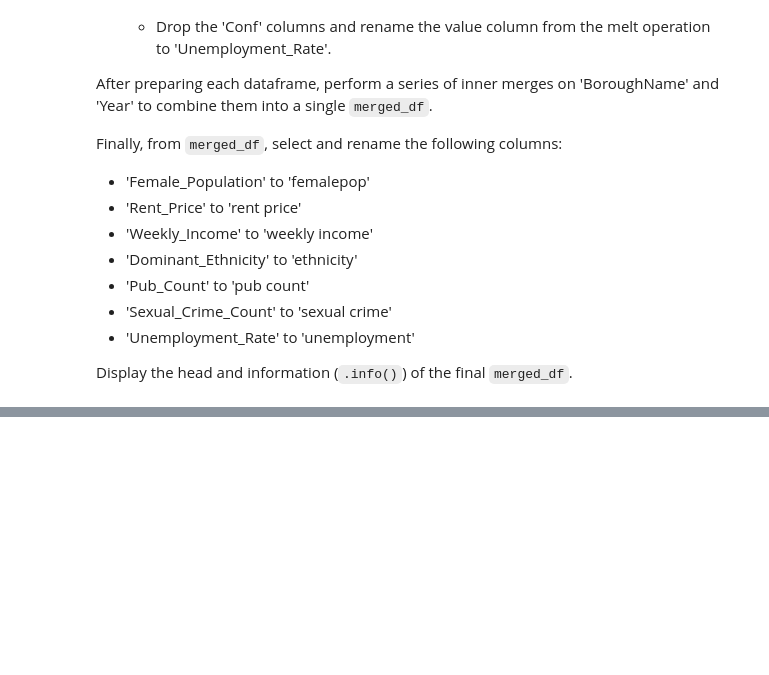
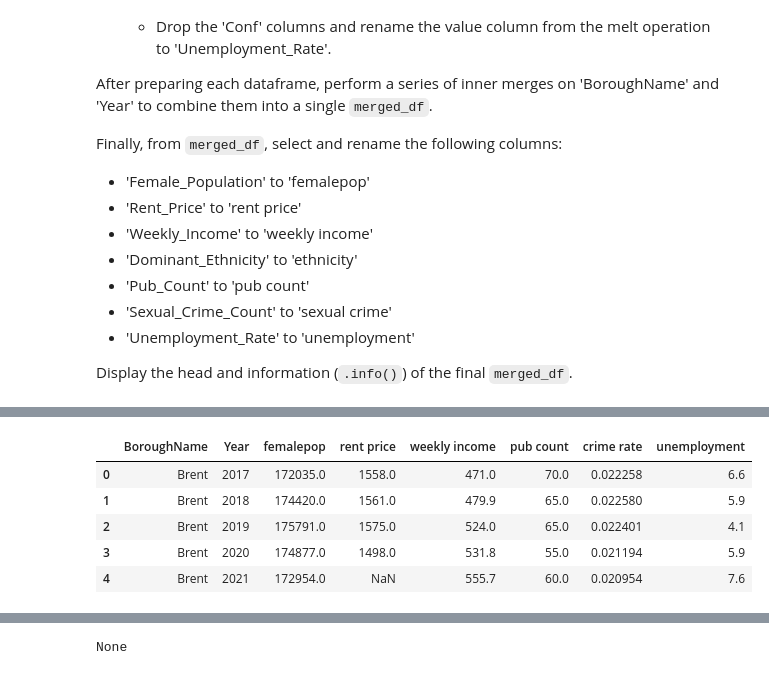
Before and after one commit to greypen2006/Final_Project, a Jupyter notebook: N3. Merge.ipynb, the cells around one changed output, grey strips where cells are left out. Drawn from its saved outputs; the diff is of its cells as text; code cells hidden in the pictures; blank space fills up the shorter version.

```diff
--- a/N3. Merge.ipynb
+++ b/N3. Merge.ipynb
@@ -233,0 +283,5 @@ sexual_crime_df_agg.head()
+# %%
+# Do the same for crime_df
+crime_df_agg = crime_df.groupby(['BoroughName', 'Year'])['CrimeRate'].mean().reset_index()
+crime_df_agg = crime_df_agg.rename(columns={'CrimeRate': 'Crime_Rate'})
+crime_df_agg.head()
@@ -329,0 +441,64 @@ files.download('merged_data with 24 pub count.csv')
+# %%
+import pandas as pd
+from itertools import product
+
+# Clean 'BoroughName' in each dataframe by stripping whitespace
+sex_df['BoroughName'] = sex_df['BoroughName'].str.strip()
+rent_df_melted['BoroughName'] = rent_df_melted['BoroughName'].str.strip()
+income_df_melted['BoroughName'] = income_df_melted['BoroughName'].str.strip()
+pub_df_melted['BoroughName'] = pub_df_melted['BoroughName'].str.strip()
+crime_df_agg['BoroughName'] = crime_df_agg['BoroughName'].str.strip()
+job_df_melted['BoroughName'] = job_df_melted['BoroughName'].str.strip()
+
+# Consolidate all unique BoroughNames from all dataframes
+all_boroughs = pd.concat([
+    sex_df['BoroughName'],
+    rent_df_melted['BoroughName'],
+    income_df_melted['BoroughName'],
+    pub_df_melted['BoroughName'],
+    crime_df_agg['BoroughName'],
+    job_df_melted['BoroughName']
+]).unique()
+
+# Filter out non-borough entries from all_boroughs
+non_borough_entries = ['Column Total', 'Population estimates - local authority based by five year age band'] # Add any other identified non-borough entries
+all_boroughs = [b for b in all_boroughs if b not in non_borough_entries]
+
+# Define the years to include
+years_to_include = pd.Series(range(2017, 2025)) # 2017 to 2024 inclusive
+
+# Create a master dataframe with all borough-year combinations
+master_combinations = pd.DataFrame(list(product(all_boroughs, years_to_include)), columns=['BoroughName', 'Year'])
+
+# Start merged_df with the master combinations
+merged_df = master_combinations
+
+# Perform left merges with each prepared dataframe
+merged_df = pd.merge(merged_df, sex_df, on=['BoroughName', 'Year'], how='left')
+merged_df = pd.merge(merged_df, rent_df_melted, on=['BoroughName', 'Year'], how='left')
+merged_df = pd.merge(merged_df, income_df_melted, on=['BoroughName', 'Year'], how='left')
+merged_df = pd.merge(merged_df, pub_df_melted, on=['BoroughName', 'Year'], how='left')
+merged_df = pd.merge(merged_df, crime_df_agg, on=['BoroughName', 'Year'], how='left')
+
+merged_df = pd.merge(merged_df, job_df_melted, on=['BoroughName', 'Year'], how='left')
+
+# Rename columns as specified in the task
+merged_df = merged_df.rename(columns={
+    'Female_Population': 'femalepop',
+    'Rent_Price': 'rent price',
+    'Weekly_Income': 'weekly income',
+    'Pub_Count': 'pub count',
+    'Crime_Rate': 'crime rate',
+    'Unemployment_Rate': 'unemployment'
+})
+
+# Display head and info of the final merged_df
+display(merged_df.head())
+display(merged_df.info())
+# %% [output]
+|  | BoroughName | Year | femalepop | rent price | weekly income | pub count | crime rate | unemployment |
+| 0 | Brent | 2017 | 172035.0 | 1558.0 | 471.0 | 70.0 | 0.022258 | 6.6 |
+| 1 | Brent | 2018 | 174420.0 | 1561.0 | 479.9 | 65.0 | 0.022580 | 5.9 |
+| 2 | Brent | 2019 | 175791.0 | 1575.0 | 524.0 | 65.0 | 0.022401 | 4.1 |
+| 3 | Brent | 2020 | 174877.0 | 1498.0 | 531.8 | 55.0 | 0.021194 | 5.9 |
+| 4 | Brent | 2021 | 172954.0 | NaN | 555.7 | 60.0 | 0.020954 | 7.6 |
@@ -329,0 +520 @@ files.download('merged_data with 24 pub count.csv')
+None
```
Also changed, not shown: parts of 24 cells of this notebook.
